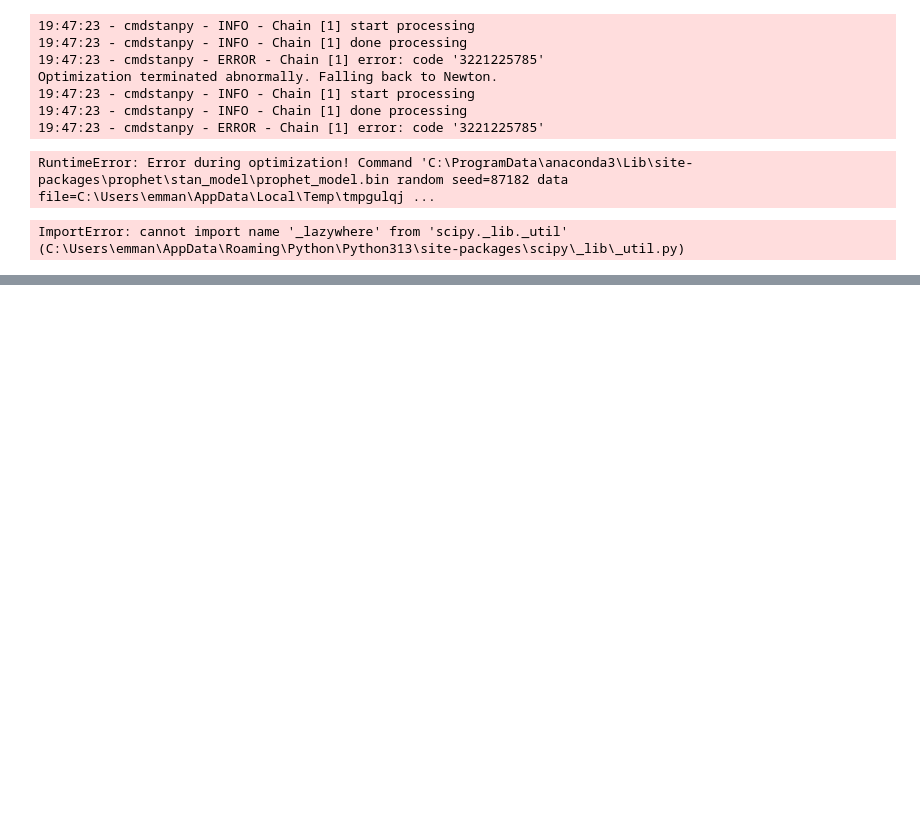
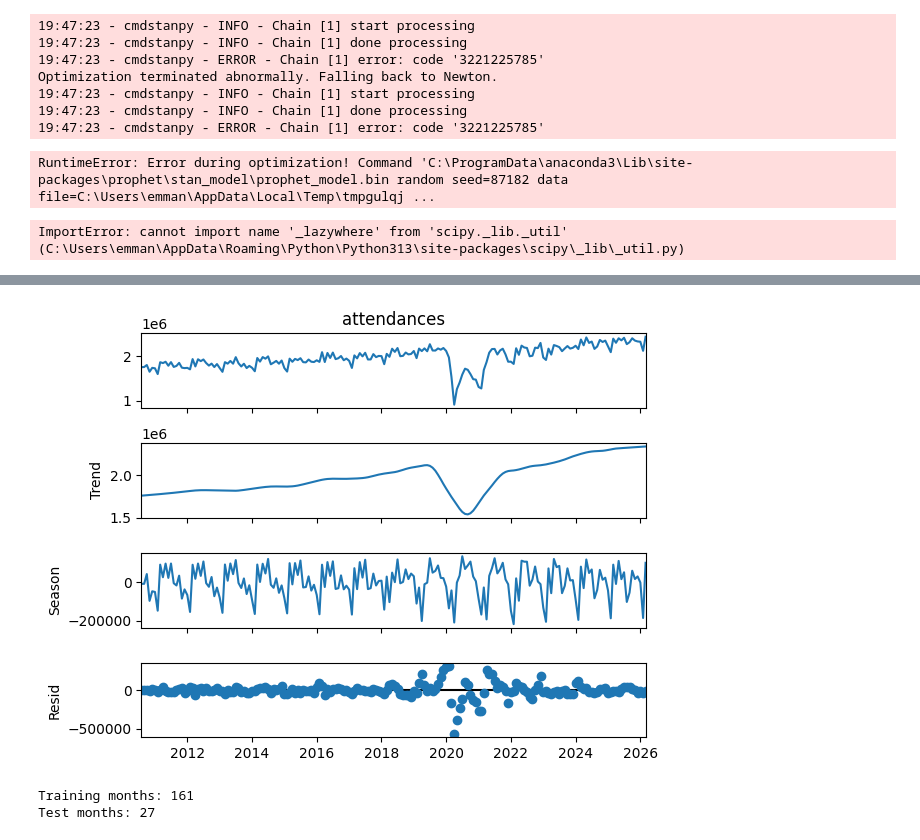
Before and after one commit to emmanuellabinjo/nhs-ae-analysis, a Jupyter notebook: ae-analysis.ipynb, the cells around one changed output, grey strips where cells are left out. Drawn from its saved outputs; the diff is of its cells as text; code cells hidden in the pictures; blank space fills up the shorter version.

```diff
--- a/ae-analysis.ipynb
+++ b/ae-analysis.ipynb
@@ -162,0 +163,22 @@ ImportError: cannot import name '_lazywhere' from 'scipy._lib._util' (C:\Users\e
+# %%
+import statsmodels.api as sm
+from statsmodels.tsa.seasonal import STL
+
+df = df.set_index("date")
+df.index.freq = "MS"
+
+stl = STL(df["attendances"], period=12)
+result = stl.fit()
+result.plot()
+plt.show()
+# %% [output]
+[figure, added]
+# %%
+train = df[df.index < "2024-01-01"]["attendances"]
+test = df[df.index >= "2024-01-01"]["attendances"]
+
+print(f"Training months: {len(train)}")
+print(f"Test months: {len(test)}")
+# %% [output]
+Training months: 161
+Test months: 27
```
Also changed, not shown: parts of 8 cells of this notebook.
